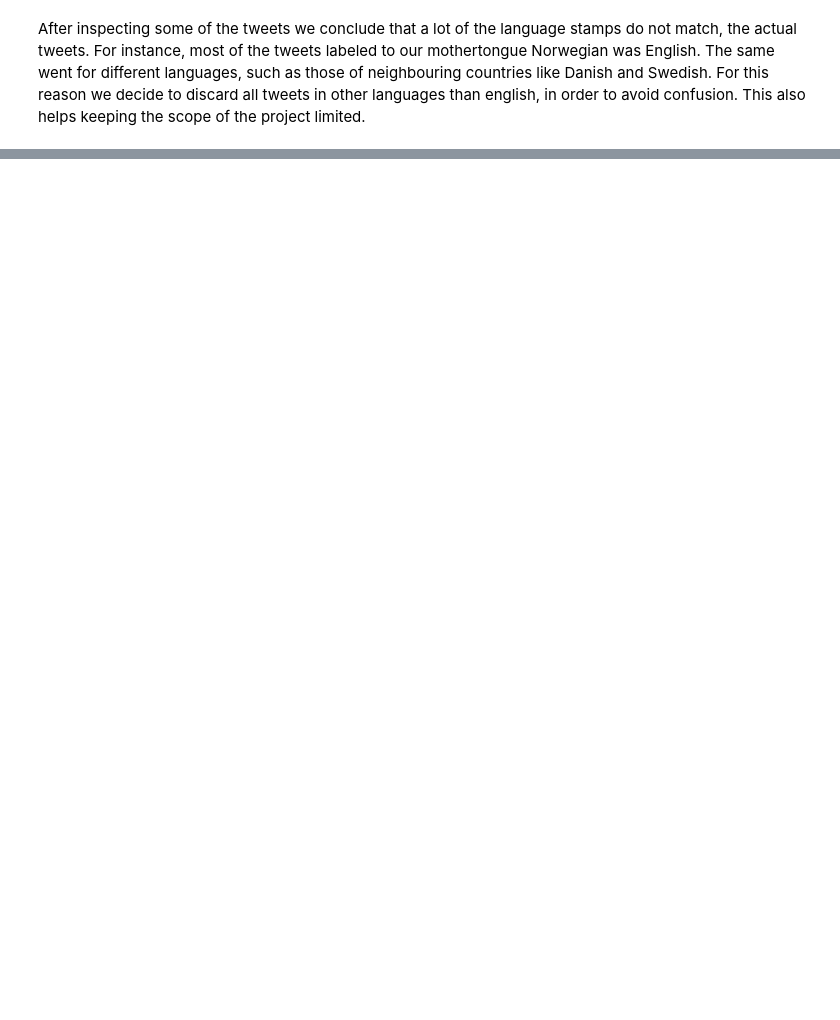
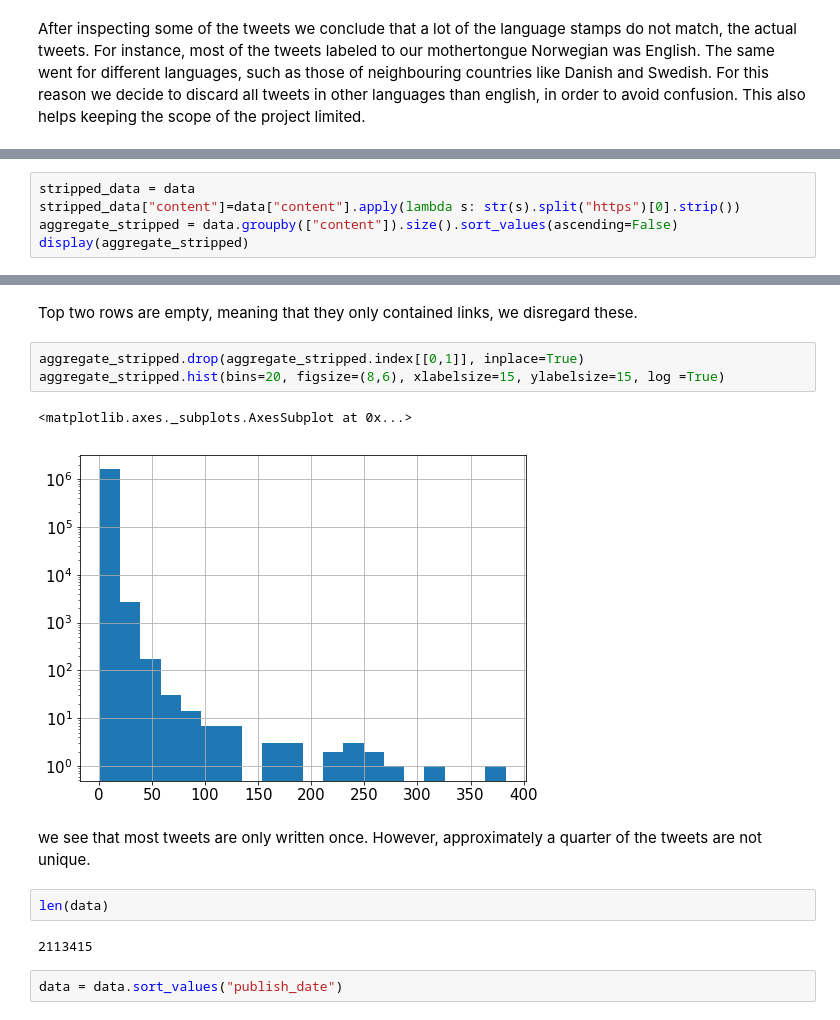
Before and after one commit to haakonms/ADAproject, a Jupyter notebook: TweetProject.ipynb, the cells around one changed output, grey strips where cells are left out. Cells and saved outputs as stored; diff of their text form; blank space fills up the shorter version.

```diff
--- a/TweetProject.ipynb
+++ b/TweetProject.ipynb
@@ -246,0 +255,5 @@ Name: index, Length: 1745530, dtype: int64
+# %%
+stripped_data = data
+stripped_data["content"]=data["content"].apply(lambda s: str(s).split("https")[0].strip())
+aggregate_stripped = data.groupby(["content"]).size().sort_values(ascending=False)
+display(aggregate_stripped)
@@ -246,0 +282,16 @@ Name: index, Length: 1745530, dtype: int64
+# %% [markdown]
+Top two rows are empty, meaning that they only contained links, we disregard these.
+# %%
+aggregate_stripped.drop(aggregate_stripped.index[[0,1]], inplace=True)
+aggregate_stripped.hist(bins=20, figsize=(8,6), xlabelsize=15, ylabelsize=15, log =True)
+# %% [output]
+<matplotlib.axes._subplots.AxesSubplot at 0x...>
+[figure, added]
+# %% [markdown]
+we see that most tweets are only written once. However, approximately a quarter of the tweets are not unique.
+# %%
+len(data)
+# %% [output]
+2113415
+# %%
+data = data.sort_values("publish_date")
```
Also changed, not shown: parts of 19 cells of this notebook.
